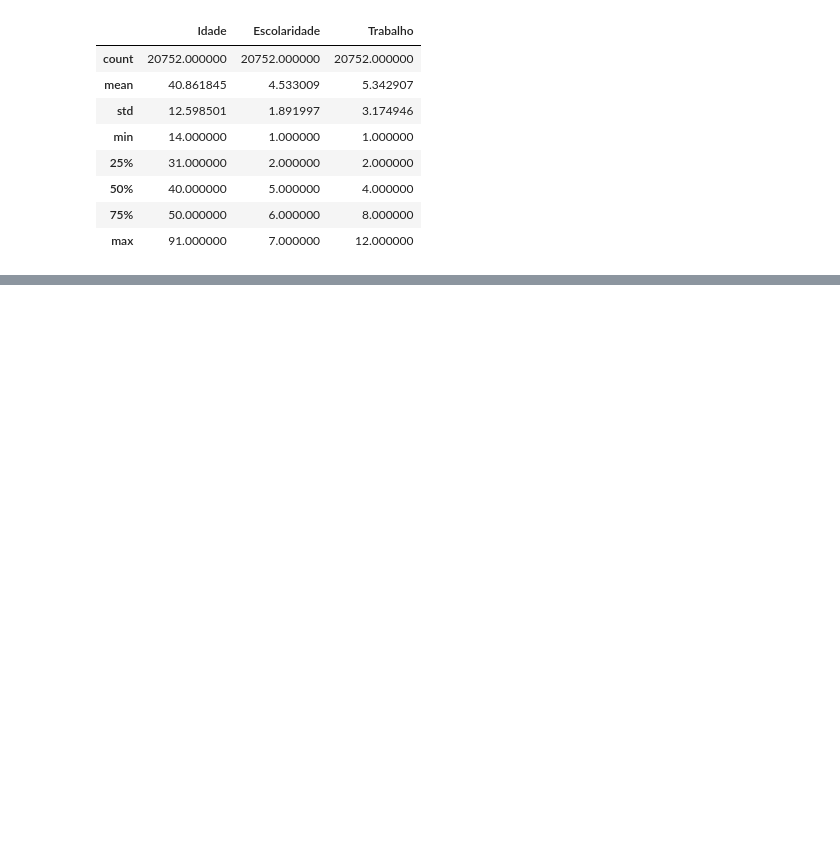
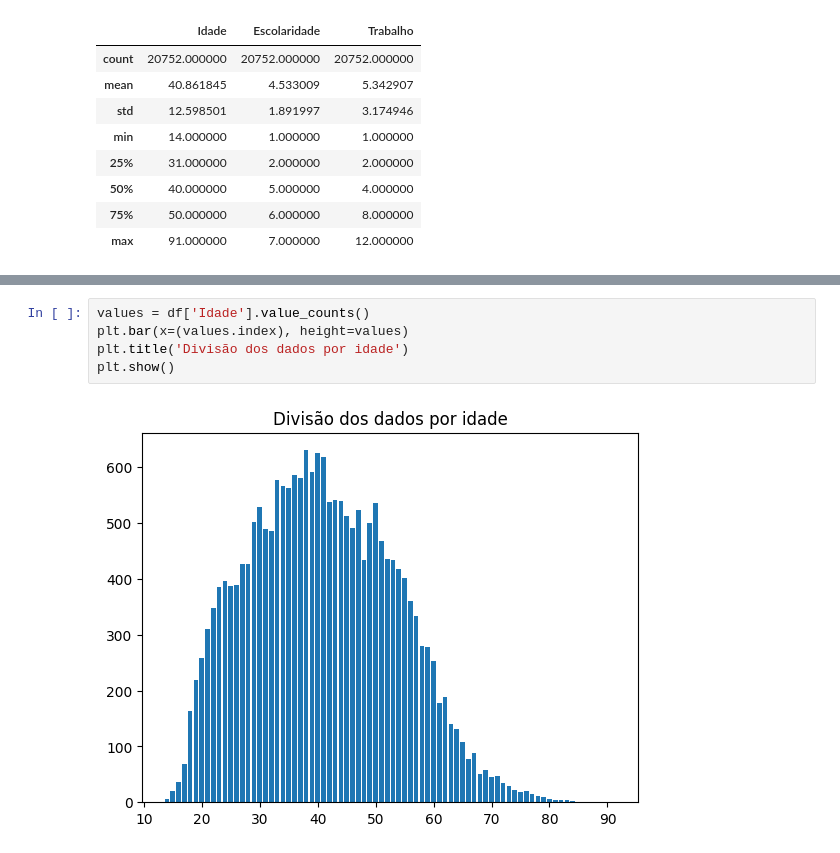
Before and after one commit to mxtqnt/ProbabilidadeEstatistica, a Jupyter notebook: src/homework/notebook.ipynb, the cells around one changed output, grey strips where cells are left out. Saved outputs shown, nothing was run; the diff lists cells and outputs as text; blank space fills up the shorter version.

```diff
--- a/src/homework/notebook.ipynb
+++ b/src/homework/notebook.ipynb
@@ -47,0 +55,7 @@ df.describe()
+# %%
+values = df['Idade'].value_counts()
+plt.bar(x=(values.index), height=values)
+plt.title('Divisão dos dados por idade')
+plt.show()
+# %% [output]
+[figure, added]
```
Also changed, not shown: parts of 7 cells of this notebook.
